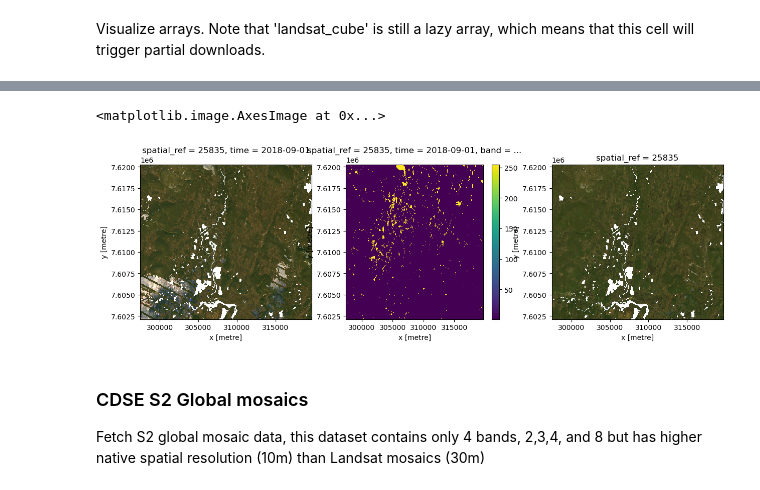
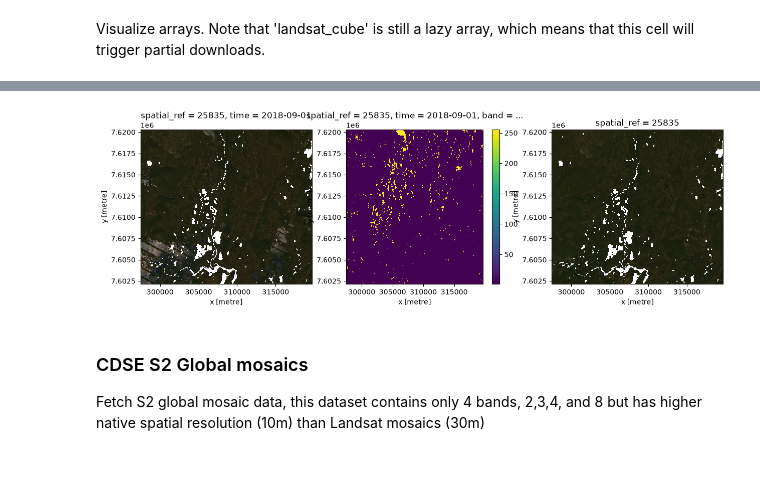
Before and after one commit to mtkervinen/point-eo, a Jupyter notebook: docs/create_stac_datasets.ipynb, the cells around one changed output, grey strips where cells are left out. Saved outputs shown, nothing was run; the diff lists cells and outputs as text; code cells hidden in the pictures.

```diff
--- a/docs/create_stac_datasets.ipynb
+++ b/docs/create_stac_datasets.ipynb
@@ -40,17 +45,17 @@ import warnings
 # Set to False if you just want to get lazy variables
 writeoutputs = False
 
-output_path = '../data/stac_sources'
+output_path = '../data/stac_output'
 os.makedirs(output_path, exist_ok=True)
 
 # Generate search area from existing example dataset
 refraster = '../data/s2_2018_lataseno.tif'
-resolution = 10  # Use native Landsat 30m resolution for all data sources
+resolution = 10
 
-# Tile size for dask processing
-blocksize = 256
+# Tile size for dask processing and GeoTIFF block size
+blocksize = 1024
 
-# Settings for GeoTIFF writing
+# Fix settings for GeoTIFF writing
 writeargs = {
     'driver': 'GTiff',
     'compress': 'LZW',
@@ -157,7 +168,9 @@ dask_client.run(silence_warnings)
 ### Configure STAC endpoints
 # %%
 # CDSE STAC Catalog
-cdse_catalog = Client.open("https://stac.dataspace.copernicus.eu/v1")
+# Use new endpoint: https://dataspace.copernicus.eu/news/2026-10-16-new-sfeos-stac-catalogue-endpoint
+# cdse_catalog_legcy = Client.open("https://stac.dataspace.copernicus.eu/v1")
+cdse_catalog = Client.open("https://stac.opensearch.dataspace.copernicus.eu/v1")
 cdse_catalog.add_conforms_to("ITEM_SEARCH")
 
 # Paituli STAC catalog
@@ -249,0 +232,3 @@ lcm_items = fix_gdal_transform(list(lcm_query.items()))
+# %%
+lcm_items = list(lcm_query.items())
+lcm_items
@@ -290,6 +283,5 @@ landsat_yearly_median = (
     landsat_cube
     .where(landsat_cube['clear_sky_mask'] == 1)
     .median(dim="time")
+    .round().fillna(255).astype("uint8") # Convert to uint8 and fill NaNs with 255
 )
-
-landsat_yearly_median
@@ -325,7 +301,7 @@ if writeoutputs:
 # %% [markdown]
 Visualize arrays. Note that 'landsat_cube' is still a lazy array, which means that this cell will trigger partial downloads.
 # %%
-showsamples = False
+showsamples = True
 if showsamples:
     import matplotlib.pyplot as plt
 
@@ -342,7 +318,7 @@ if showsamples:
         .isel(x=slice(None, None, reduce),y=slice(None, None, reduce))
         .sel(time=landsat_cube.time[2])
     )
-    (aoi_rgb_nomask / 128 * 3).plot.imshow(rgb="band", ax=ax[0])
+    (aoi_rgb_nomask*3).plot.imshow(rgb="band", ax=ax[0])
 
     # Show corresponding mask
     mask = (
@@ -355,7 +331,7 @@ if showsamples:
     (mask).plot.imshow(ax=ax[1])
 
     # However, median of the three composites is relatively good
-    (landsat_yearly_median[["B03", "B02", "B01"]] / 128 * 3).to_dataarray(
+    (landsat_yearly_median[["B03", "B02", "B01"]] *3).to_dataarray(
         dim='band'
     ).isel(x=slice(None, None, reduce),y=slice(None, None, reduce)).plot.imshow(rgb="band", ax=ax[2])
 # %% [output]
@@ -367,5 +338,4 @@ Clipping input data to the valid range for imshow with RGB data ([0..1] for floa
-<matplotlib.image.AxesImage at 0x...>
-[figure, old version]
+[figure, new version]
 # %% [markdown]
 ### CDSE S2 Global mosaics
 
```
Also changed, not shown: parts of 37 cells of this notebook, 1 other file.
